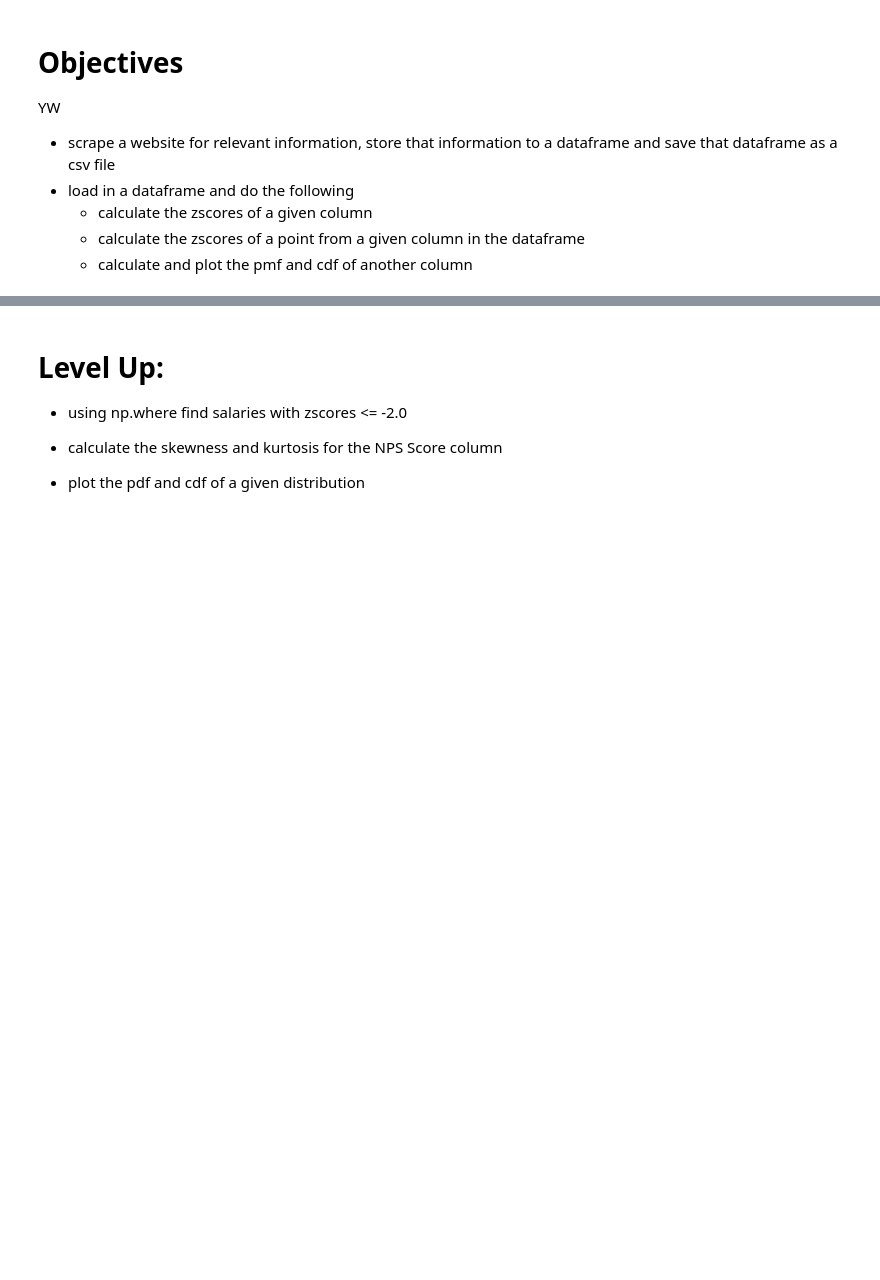
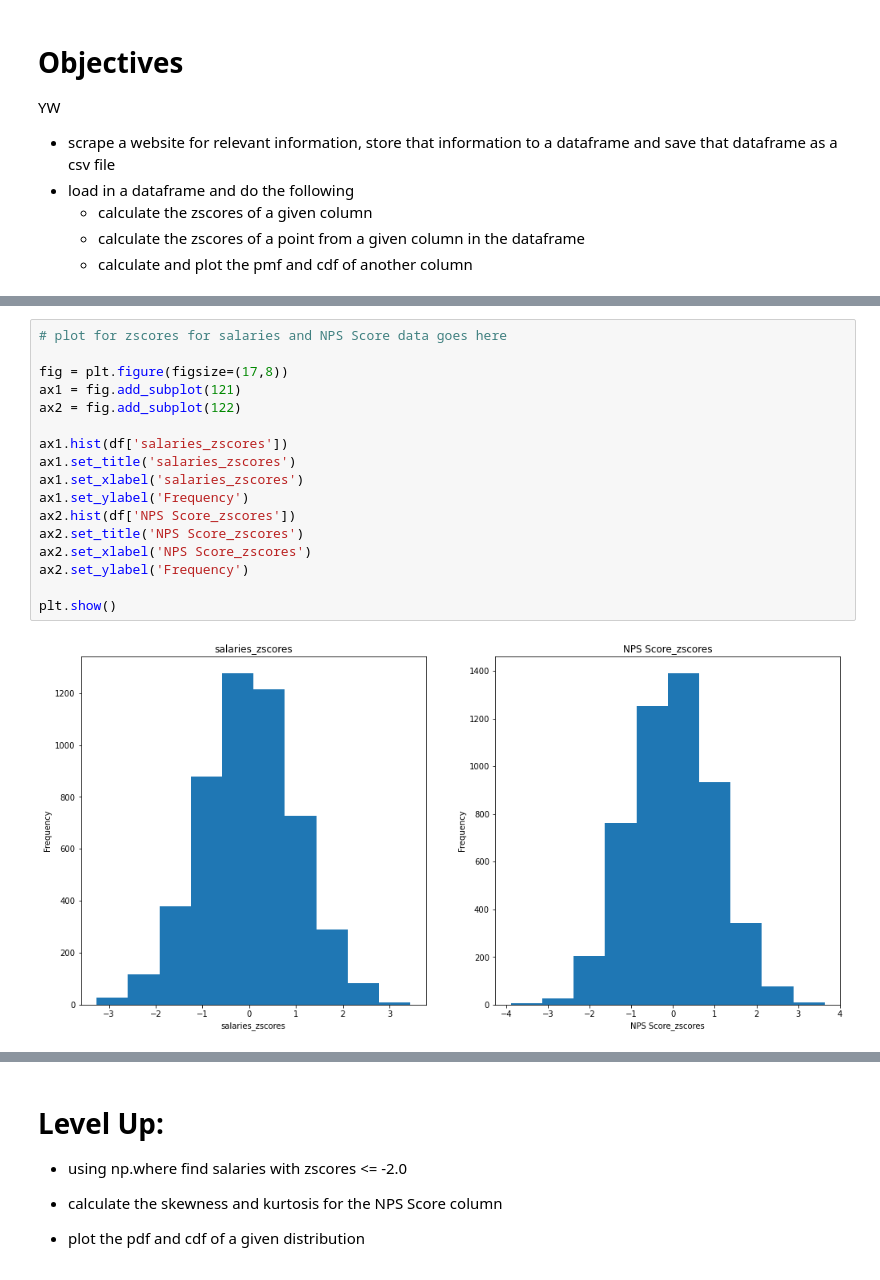
Before and after one commit to korinzumike/topic11-topic13-assessment, a Jupyter notebook: assessment.ipynb, the cells around one changed output, grey strips where cells are left out. Cells and saved outputs as stored; diff of their text form; blank space fills up the shorter version.

```diff
--- a/assessment.ipynb
+++ b/assessment.ipynb
@@ -73,3 +253,22 @@ see image below for reference
+# %%
+# plot for zscores for salaries and NPS Score data goes here
+
+fig = plt.figure(figsize=(17,8))
+ax1 = fig.add_subplot(121)
+ax2 = fig.add_subplot(122)
+
+ax1.hist(df['salaries_zscores'])
+ax1.set_title('salaries_zscores')
+ax1.set_xlabel('salaries_zscores')
+ax1.set_ylabel('Frequency')
+ax2.hist(df['NPS Score_zscores'])
+ax2.set_title('NPS Score_zscores')
+ax2.set_xlabel('NPS Score_zscores')
+ax2.set_ylabel('Frequency')
+
+plt.show()
+# %% [output]
+[figure, added]
 # %% [markdown]
 # Part 4 - PMF
 using the column 'eventOutcomes'
```
Also changed, not shown: parts of 20 cells of this notebook.
